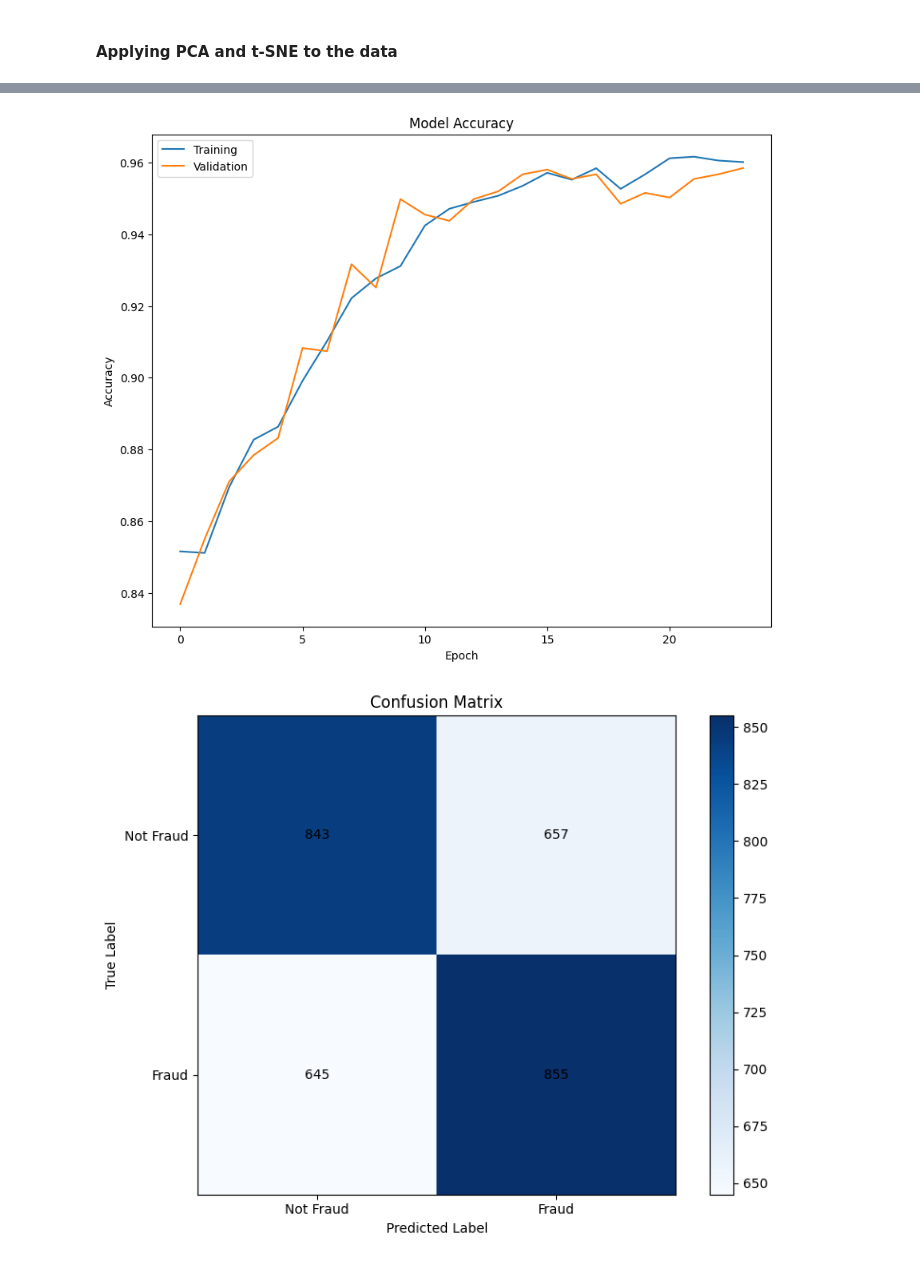
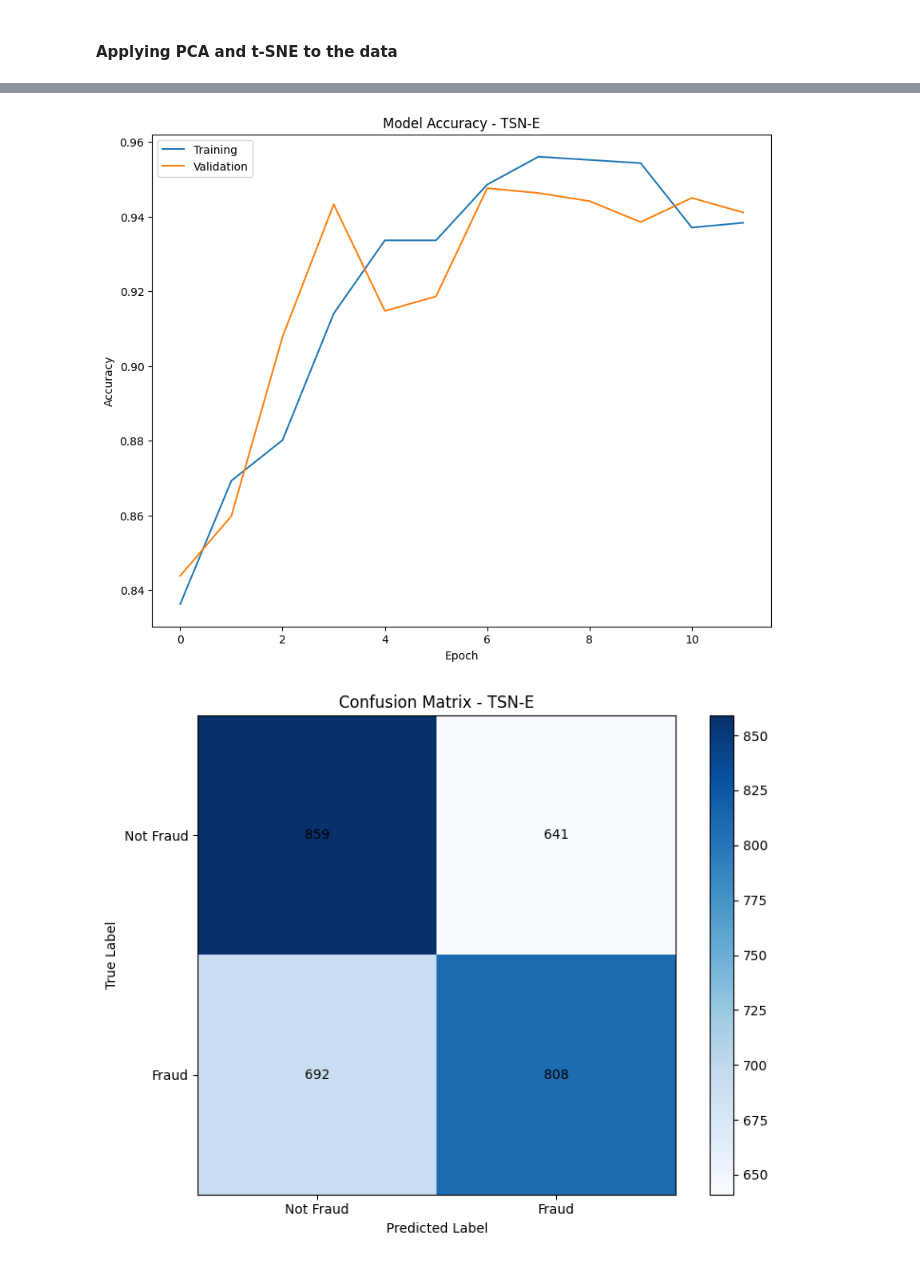
Before and after one commit to rrangelvargas/INM701, a Jupyter notebook: src/main_nn.ipynb, the cells around one changed output, grey strips where cells are left out. Drawn from its saved outputs; the diff is of its cells as text; code cells hidden in the pictures.

```diff
--- a/src/main_nn.ipynb
+++ b/src/main_nn.ipynb
@@ -143,7 +146,7 @@ def apply_tsne(X_train_scaled, X_test_scaled):
 
 #### Function to create the model
 # %%
-def create_model(
+def     create_model(
         X_train, # training data
         y_train, # training labels
         X_test, # testing data
@@ -174,7 +177,8 @@ def create_model(
     # Adding the given number of hidden layers, and decreasing the number of neurons by half each layer
     for i in range(num_hidden_layers):
         model.add(Dense(int(hidden_layer_size/(2**i)), activation='relu')) # Hidden layer
-    model.add(Dense(y.shape[1], activation='softmax')) # Output layer
+        model.add(Dropout(rate=0.01))
+    model.add(Dense(y.shape[1], activation='sigmoid')) # Output layer
 
     # Compiling the model with the given optimizer and loss function
     if optimizer == 'adam':
@@ -190,7 +194,6 @@ def create_model(
         min_delta=1e-3,
         patience=patience,
         verbose=verbose,
-        mode='auto',
         restore_best_weights=True
     )
 
@@ -272,18 +267,28 @@ def plot_graphs(result, y_compare, pred):
     plt.show()
 # %% [markdown]
 #### Instantiating the model and testing it with different parameters
+# %%
+results_table = []
+
+epochs = 50
+patience = 4
+batch_size = 64
+
+learning_rates = [0.001, 0.01, 0.1]
+optimizers = ['adam', 'sgd']
+loss_functions = ['mean_squared_error', 'binary_crossentropy']
+hidden_sizes = [128, 64, 32]
+nums_layers = [1, 2, 3]
 # %%
-results_table = []
-
-epochs = 50
-patience = 3
-batch_size = 64
-
-for learning_rate in [0.001, 0.01, 0.1]:
-    for optimizer in ['adam', 'sgd']:
-        for loss_function in ['mean_squared_error', 'binary_crossentropy']:
-            for hidden_size in [128, 64, 32]:
-                for num_layers in [1, 2, 3]:
+'''
+ Testing the model with different learning rates, optimizers,
+ loss functions, hidden layer sizes and number of hidden layers
+'''
+for learning_rate in learning_rates:
+    for optimizer in optimizers:
+        for loss_function in loss_functions:
+            for hidden_size in hidden_sizes:
+                for num_layers in nums_layers:
                     model, result, X_test_reduced = create_model(
                         X_train,
                         y_train,
@@ -479,13 +484,13 @@ model_tsne, result_tsne, X_test_tsne = create_model(
     X_train,
     y_train,
     X_test,
-    learning_rate=0.001,
+    learning_rate=0.01,
     optimizer='adam',
     loss_function='mean_squared_error',
     batch_size=batch_size,
     patience=patience,
     epochs=epochs,
-    hidden_layer_size=32,
+    hidden_layer_size=64,
     num_hidden_layers=2,
     use_tsne=True,
     verbose=1
@@ -514,5 +519,5 @@ pred_tsne = np.argmax(pred_tsne, axis=1)
 
 print("\nResults for t-SNE:")
 print_scores(y_compare, pred_tsne)
-plot_graphs(result_tsne, y_compare, pred_tsne)
+plot_graphs(result_tsne, y_compare, pred_tsne, 'TSN-E')
 # %% [output]
@@ -529,2 +534,2 @@ Mean Square Error: 0.66
-[figure, old version]
+[figure, new version]
-[figure, old version]
+[figure, new version]
```
Also changed, not shown: parts of 11 cells of this notebook, 1 other file.
